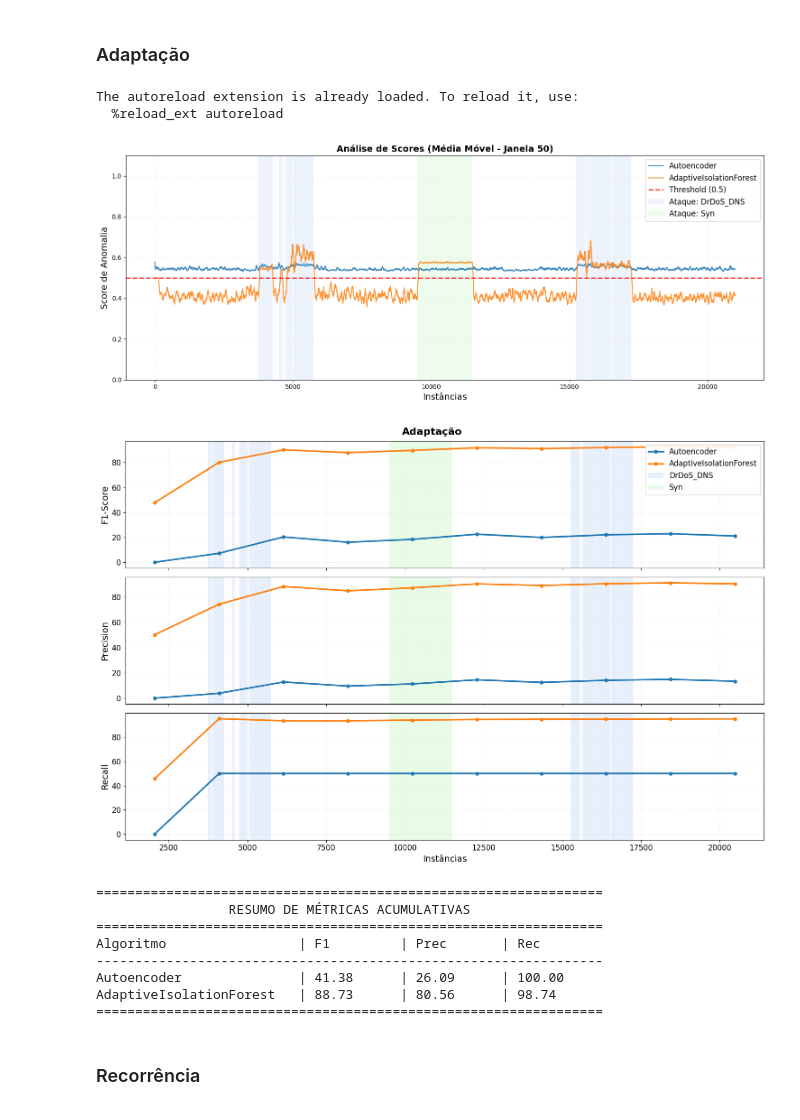
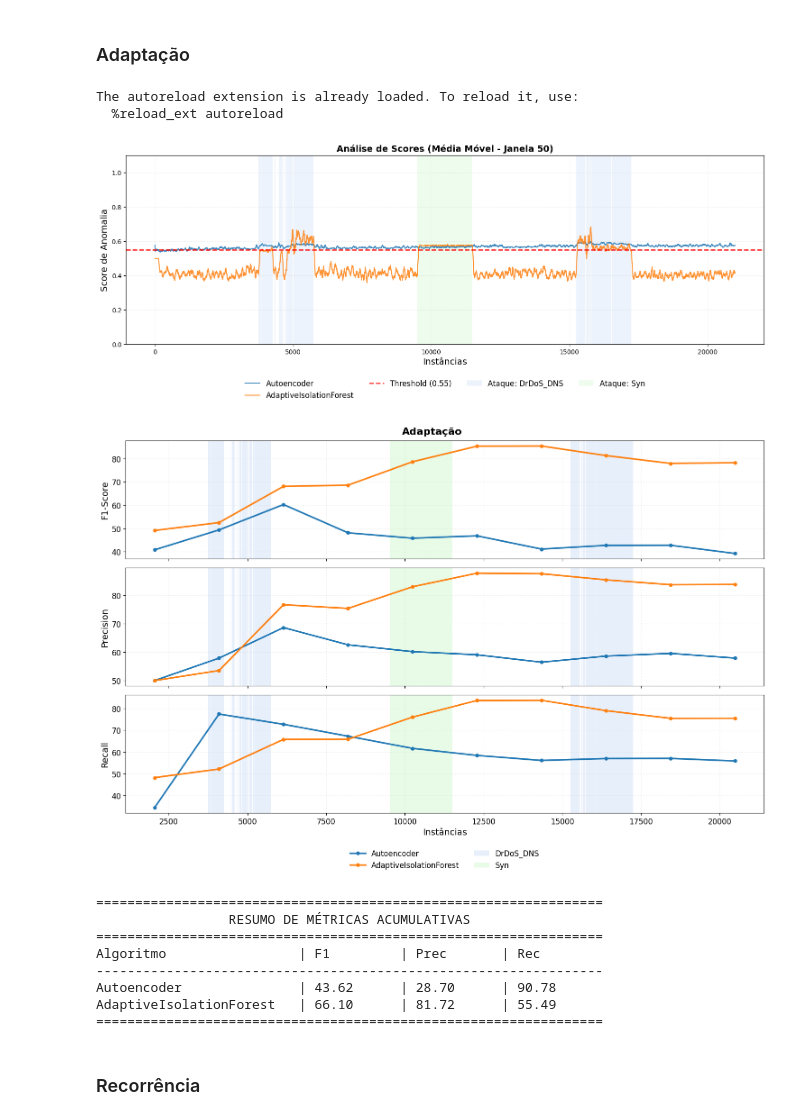
Before and after one commit to iRocktys/anomaly-detection-data-stream, a Jupyter notebook: AnomalyDetectionDevelop.ipynb, the cells around one changed output. Saved outputs shown, nothing was run; the diff lists cells and outputs as text; code cells hidden in the pictures.

Commit message:
Ajustando as legendas dos gráficos

```diff
--- a/AnomalyDetectionDevelop.ipynb
+++ b/AnomalyDetectionDevelop.ipynb
@@ -242,43 +242,43 @@ stream, targets, features = processor.create_stream(
     target_label_col='Label',
     binary_label=False,
     normalize_method="MinMaxScaler",
     threshold_var=0.005,
     threshold_corr=None,
     top_n_features=None,
     return_stream=True,
     extra_ignore_cols=['Source IP', 'Source Port','Destination IP','Destination Port','Protocol'],
     imputation_method='mediana'
 )
 
 # Configurar seus algoritmos
 algoritmos = get_anomaly_models(
     stream.get_schema(),
     selected_models=['AIF', 'AE']
 )
 
 # Instancia o objeto do experimento
 runner = AnomalyExperimentRunner(target_names=targets)
 
 runner._run_anomaly_evaluation(
     stream,
     algorithms=algoritmos,
     window_size=2048,
     title="Adaptação",
     target_class=None,
-    threshold=0.5
+    threshold=0.55
 )
 # %% [output]
 The autoreload extension is already loaded. To reload it, use:
   %reload_ext autoreload
-[figure, old version]
+[figure, new version]
-[figure, old version]
+[figure, new version]
 =================================================================
                  RESUMO DE MÉTRICAS ACUMULATIVAS
 =================================================================
 Algoritmo                 | F1         | Prec       | Rec
 -----------------------------------------------------------------
-Autoencoder               | 41.38      | 26.09      | 100.00
-AdaptiveIsolationForest   | 88.73      | 80.56      | 98.74
+Autoencoder               | 43.62      | 28.70      | 90.78
+AdaptiveIsolationForest   | 66.10      | 81.72      | 55.49
 =================================================================
 # %% [markdown]
 ### Recorrência
```
Also changed, not shown: 1 other file.
